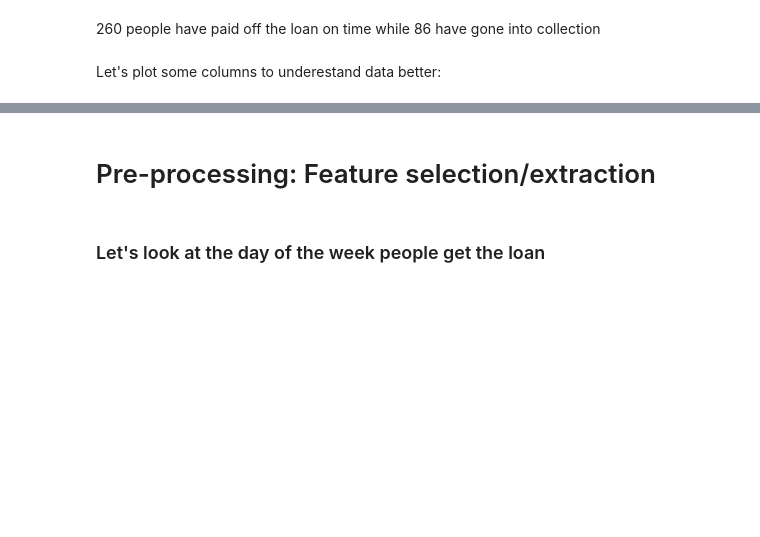
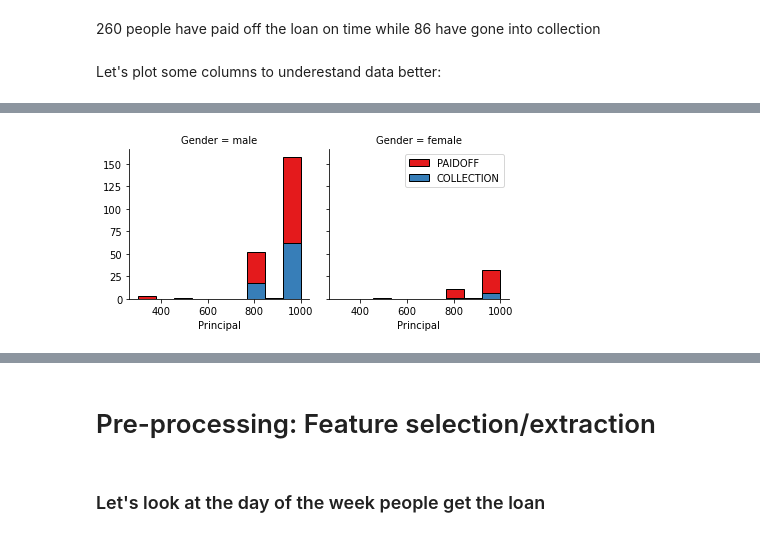
Before and after one commit to virajdaxini2510/Machine_Learning_Project, a Jupyter notebook: Machine learning with python final project.ipynb, the cells around one changed output, grey strips where cells are left out. Saved outputs shown, nothing was run; the diff lists cells and outputs as text; code cells hidden in the pictures; blank space fills up the shorter version.

```diff
--- a/Machine learning with python final project.ipynb
+++ b/Machine learning with python final project.ipynb
@@ -70,11 +130,13 @@ Let's plot some columns to underestand data better:
 # %%
 import seaborn as sns
 
 bins = np.linspace(df.Principal.min(), df.Principal.max(), 10)
 g = sns.FacetGrid(df, col="Gender", hue="loan_status", palette="Set1", col_wrap=2)
-g.map(plt.hist, 'Principal', bins=bins, ec="k")
+g.map(plt.hist, 'Principal', bins=bins, edgecolor='black')
 
 g.axes[-1].legend()
 plt.show()
+# %% [output]
+[figure, added]
 # %%
 bins = np.linspace(df.age.min(), df.age.max(), 10)
```
Also changed, not shown: parts of 35 cells of this notebook.
